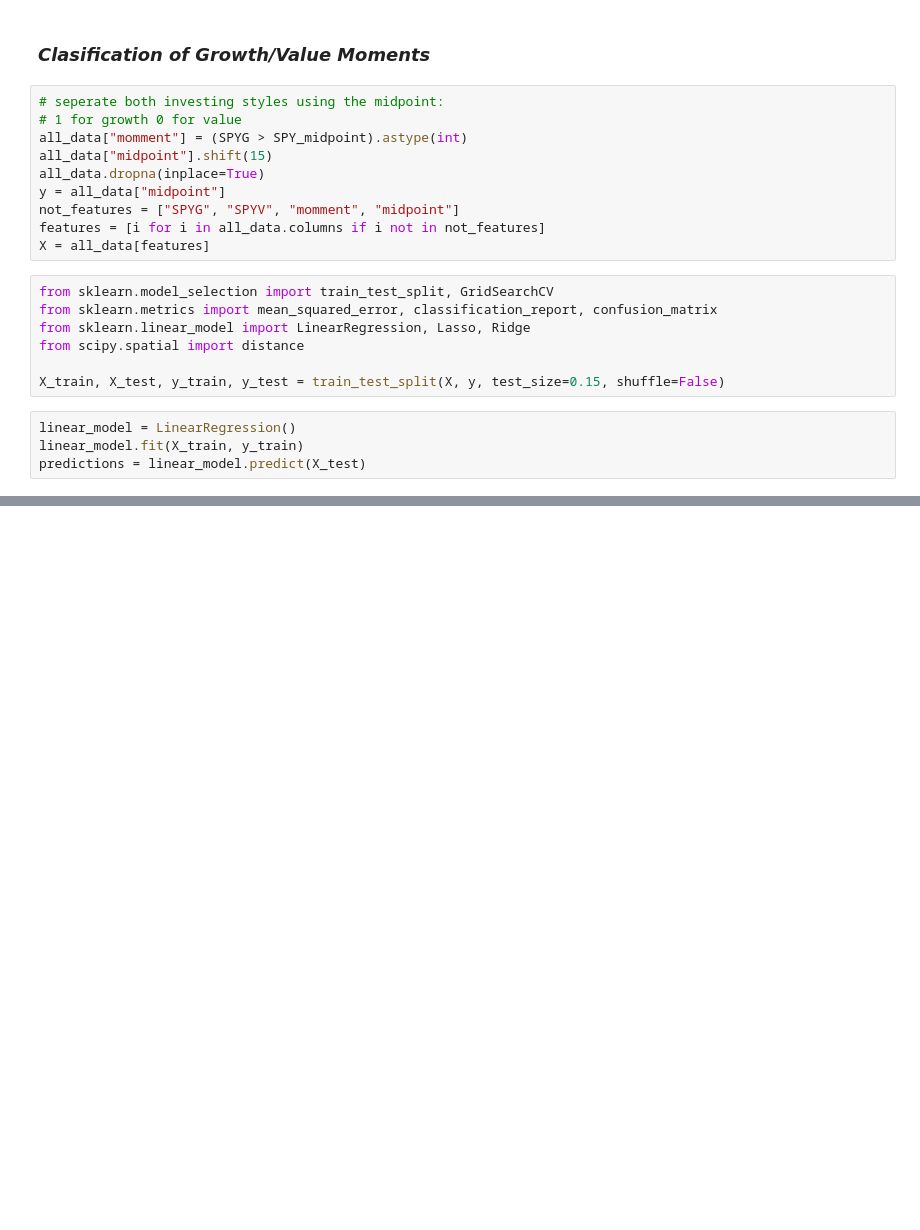
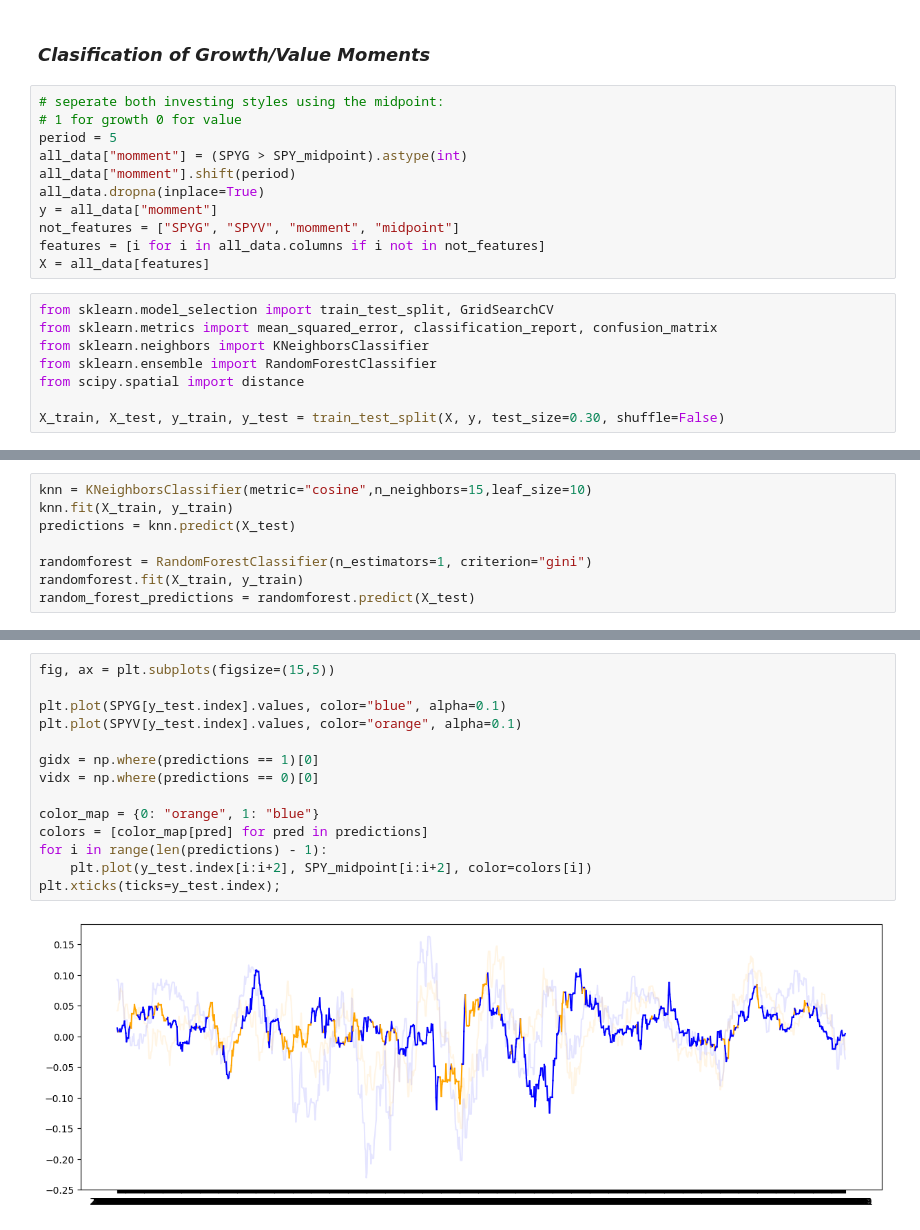
Before and after one commit to rvargas42/Value_Growth_Challenge_ETSFactory, a Jupyter notebook: Research/value_growth_moment_detection.ipynb, the cells around one changed output, grey strips where cells are left out. Cells and saved outputs as stored; diff of their text form; blank space fills up the shorter version.

```diff
--- a/Research/value_growth_moment_detection.ipynb
+++ b/Research/value_growth_moment_detection.ipynb
@@ -166,21 +168,19 @@ SPYG and SPYV ARE cointegrated
 # %%
 # seperate both investing styles using the midpoint:
 # 1 for growth 0 for value
+period = 5
 all_data["momment"] = (SPYG > SPY_midpoint).astype(int)
-all_data["midpoint"].shift(15)
+all_data["momment"].shift(period)
 all_data.dropna(inplace=True)
-y = all_data["midpoint"]
+y = all_data["momment"]
 not_features = ["SPYG", "SPYV", "momment", "midpoint"]
 features = [i for i in all_data.columns if i not in not_features]
 X = all_data[features]
 # %%
 from sklearn.model_selection import train_test_split, GridSearchCV
 from sklearn.metrics import mean_squared_error, classification_report, confusion_matrix
-from sklearn.linear_model import LinearRegression, Lasso, Ridge
+from sklearn.neighbors import KNeighborsClassifier
+from sklearn.ensemble import RandomForestClassifier
 from scipy.spatial import distance
 
-X_train, X_test, y_train, y_test = train_test_split(X, y, test_size=0.15, shuffle=False)
+X_train, X_test, y_train, y_test = train_test_split(X, y, test_size=0.30, shuffle=False)
-# %%
-linear_model = LinearRegression()
-linear_model.fit(X_train, y_train)
-predictions = linear_model.predict(X_test)
@@ -206,0 +187,8 @@ plt.legend(["SPYGV_midpoint", "predictions"])
+# %%
+knn = KNeighborsClassifier(metric="cosine",n_neighbors=15,leaf_size=10)
+knn.fit(X_train, y_train)
+predictions = knn.predict(X_test)
+
+randomforest = RandomForestClassifier(n_estimators=1, criterion="gini")
+randomforest.fit(X_train, y_train)
+random_forest_predictions = randomforest.predict(X_test)
@@ -206,0 +216,16 @@ plt.legend(["SPYGV_midpoint", "predictions"])
+# %%
+fig, ax = plt.subplots(figsize=(15,5))
+
+plt.plot(SPYG[y_test.index].values, color="blue", alpha=0.1)
+plt.plot(SPYV[y_test.index].values, color="orange", alpha=0.1)
+
+gidx = np.where(predictions == 1)[0]
+vidx = np.where(predictions == 0)[0]
+
+color_map = {0: "orange", 1: "blue"}
+colors = [color_map[pred] for pred in predictions]
+for i in range(len(predictions) - 1):
+    plt.plot(y_test.index[i:i+2], SPY_midpoint[i:i+2], color=colors[i])
+plt.xticks(ticks=y_test.index);
+# %% [output]
+[figure, added]
```
Also changed, not shown: parts of 12 cells of this notebook, 4 other files.
